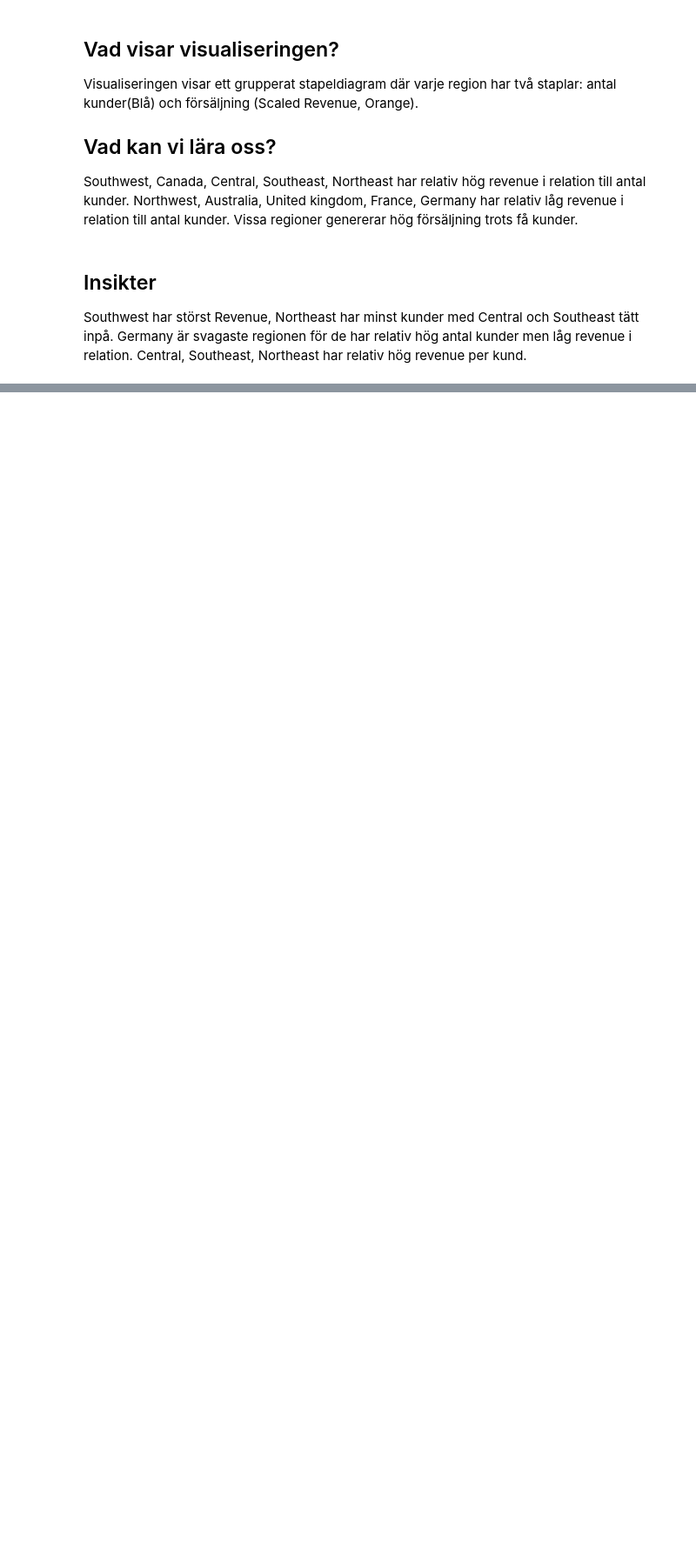
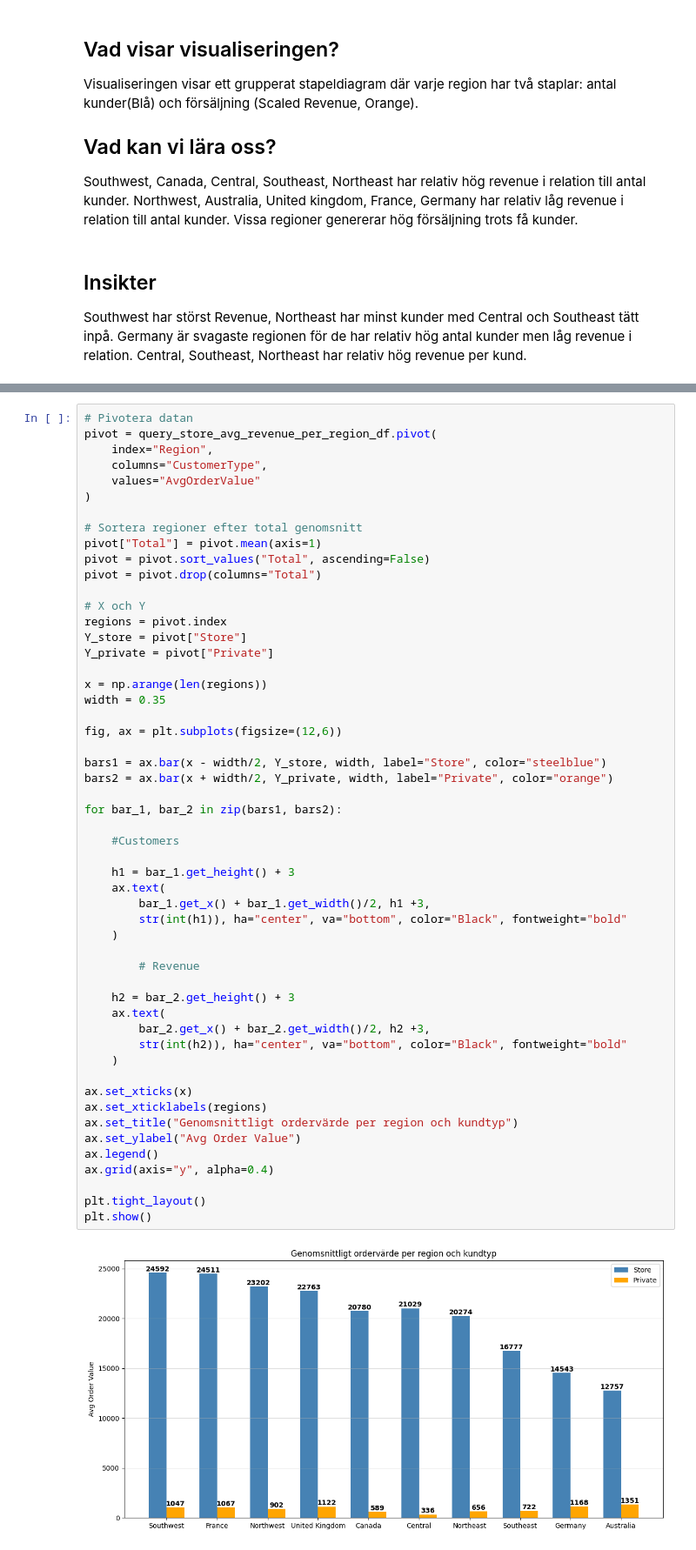
Before and after one commit to MarcusMorlock/SQLInl-mning_Marcus, a Jupyter notebook: report.ipynb, the cells around one changed output, grey strips where cells are left out. Shown at 87% size. Drawn from its saved outputs; the diff is of its cells as text; blank space fills up the shorter version.

```diff
--- a/report.ipynb
+++ b/report.ipynb
@@ -448,0 +446,55 @@ NameError: name 'query_region_customer_sales_df' is not defined
+# %%
+# Pivotera datan
+pivot = query_store_avg_revenue_per_region_df.pivot(
+    index="Region",
+    columns="CustomerType",
+    values="AvgOrderValue"
+)
+
+# Sortera regioner efter total genomsnitt
+pivot["Total"] = pivot.mean(axis=1)
+pivot = pivot.sort_values("Total", ascending=False)
+pivot = pivot.drop(columns="Total")
+
+# X och Y
+regions = pivot.index
+Y_store = pivot["Store"]
+Y_private = pivot["Private"]
+
+x = np.arange(len(regions))
+width = 0.35
+
+fig, ax = plt.subplots(figsize=(12,6))
+
+bars1 = ax.bar(x - width/2, Y_store, width, label="Store", color="steelblue")
+bars2 = ax.bar(x + width/2, Y_private, width, label="Private", color="orange")
+
+for bar_1, bar_2 in zip(bars1, bars2):
+
+    #Customers
+
+    h1 = bar_1.get_height() + 3
+    ax.text(
+        bar_1.get_x() + bar_1.get_width()/2, h1 +3,
+        str(int(h1)), ha="center", va="bottom", color="Black", fontweight="bold"
+    )
+
+        # Revenue
+
+    h2 = bar_2.get_height() + 3
+    ax.text(
+        bar_2.get_x() + bar_2.get_width()/2, h2 +3,
+        str(int(h2)), ha="center", va="bottom", color="Black", fontweight="bold"
+    )
+
+ax.set_xticks(x)
+ax.set_xticklabels(regions)
+ax.set_title("Genomsnittligt ordervärde per region och kundtyp")
+ax.set_ylabel("Avg Order Value")
+ax.legend()
+ax.grid(axis="y", alpha=0.4)
+
+plt.tight_layout()
+plt.show()
+# %% [output]
+[figure, added]
```
Also changed, not shown: parts of 2 cells of this notebook, 2 other files.
